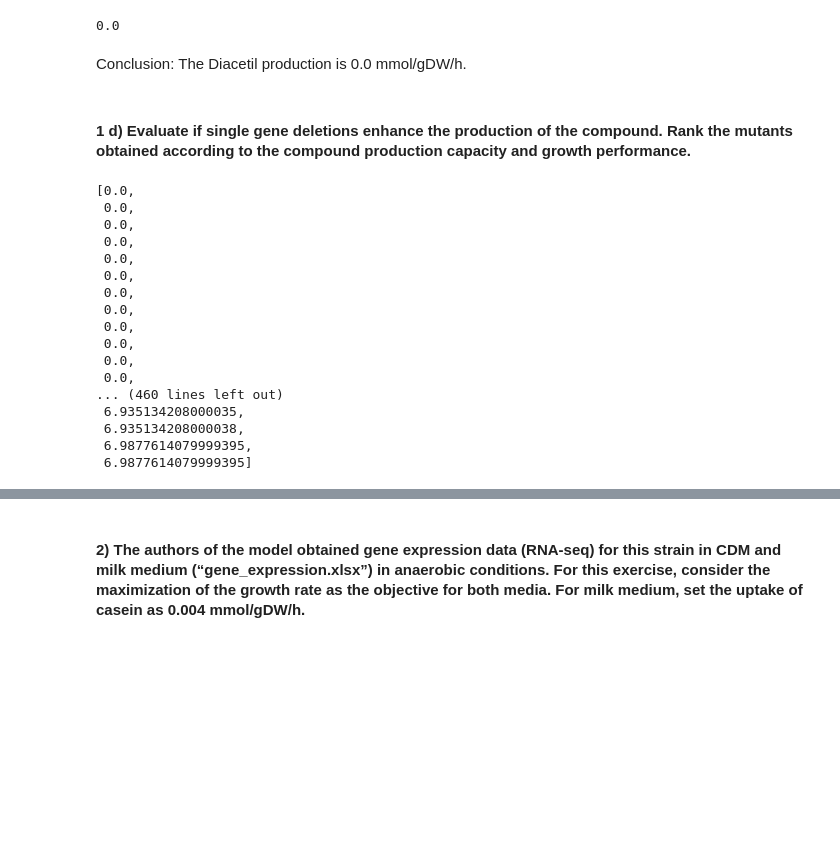
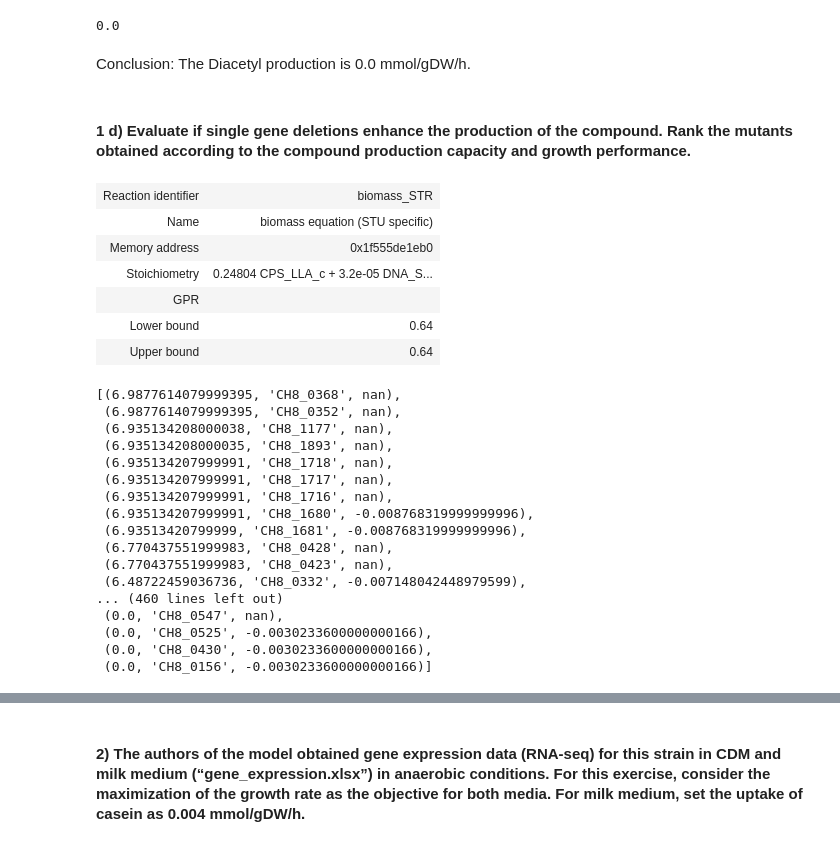
Before and after one commit to karynalysenko/systems_biology, a Jupyter notebook: Final.ipynb, the cells around one changed output, grey strips where cells are left out. Saved outputs shown, nothing was run; the diff lists cells and outputs as text; code cells hidden in the pictures; blank space fills up the shorter version.

Commit message:
gene deletion ranking done with some conclusions

```diff
--- a/Final.ipynb
+++ b/Final.ipynb
@@ -585,36 +585,51 @@ model_milk_20.optimize()["EX_diact_e"]
 # %% [output]
 0.0
 # %% [markdown]
-Conclusion: The Diacetil production is 0.0 mmol/gDW/h.
+Conclusion: The Diacetyl production is 0.0 mmol/gDW/h.
 # %% [markdown]
 #### 1 d) Evaluate if single gene deletions enhance the production of the compound. Rank the mutants obtained according to the compound production capacity and growth performance.
+# %%
+model_milk.reactions.biomass_STR
+# %% [output]
+| Reaction identifier | biomass_STR |
+| Name | biomass equation (STU specific) |
+| Memory address | 0x1f555de1eb0 |
+| Stoichiometry | 0.24804 CPS_LLA_c + 3.2e-05 DNA_S... |
+| GPR |  |
+| Lower bound | 0.64 |
+| Upper bound | 0.64 |
 # %%
-lista_variantes=[]
+list_variants=[]
 for i in model_milk.genes:
     with model_milk:
+        variant=()
+        objective,growth=0,0
+        gene=''
         i.knock_out()
-        #tmp=model_milk.optimize()
-        #print(tmp.fluxes, tmp.status) #producao do composto + taxa de crescimento
-        ##################################
-        #tmp=str(model_milk.optimize()["EX_diact_e"])
-        #print(tmp,"-", str(i))
-        lista_variantes.append(model_milk.optimize()["EX_diact_e"])
-sorted(lista_variantes)
+        tmp=model_milk.optimize()
+        save_diact_optimize=float(tmp["EX_diact_e"])
+        gene=str(i)
+        objective=model_milk.slim_optimize()
+        variant = (save_diact_optimize, gene, objective)
+#         print(model_milk.reactions.biomass_STR)
+        list_variants.append(variant)
-# %% [output]
-[0.0,
- 0.0,
- 0.0,
- 0.0,
- 0.0,
- 0.0,
- 0.0,
- 0.0,
- 0.0,
- 0.0,
- 0.0,
- 0.0,
-... (460 lines left out)
- 6.935134208000035,
- 6.935134208000038,
- 6.9877614079999395,
- 6.9877614079999395]
+# %%
+sorted(list_variants, reverse=True)
+# %% [output]
+[(6.9877614079999395, 'CH8_0368', nan),
+ (6.9877614079999395, 'CH8_0352', nan),
+ (6.935134208000038, 'CH8_1177', nan),
+ (6.935134208000035, 'CH8_1893', nan),
+ (6.935134207999991, 'CH8_1718', nan),
+ (6.935134207999991, 'CH8_1717', nan),
+ (6.935134207999991, 'CH8_1716', nan),
+ (6.935134207999991, 'CH8_1680', -0.008768319999999996),
+ (6.93513420799999, 'CH8_1681', -0.008768319999999996),
+ (6.770437551999983, 'CH8_0428', nan),
+ (6.770437551999983, 'CH8_0423', nan),
+ (6.48722459036736, 'CH8_0332', -0.007148042448979599),
+... (460 lines left out)
+ (0.0, 'CH8_0547', nan),
+ (0.0, 'CH8_0525', -0.0030233600000000166),
+ (0.0, 'CH8_0430', -0.0030233600000000166),
+ (0.0, 'CH8_0156', -0.0030233600000000166)]
```
Also changed, not shown: parts of 6 cells of this notebook.
